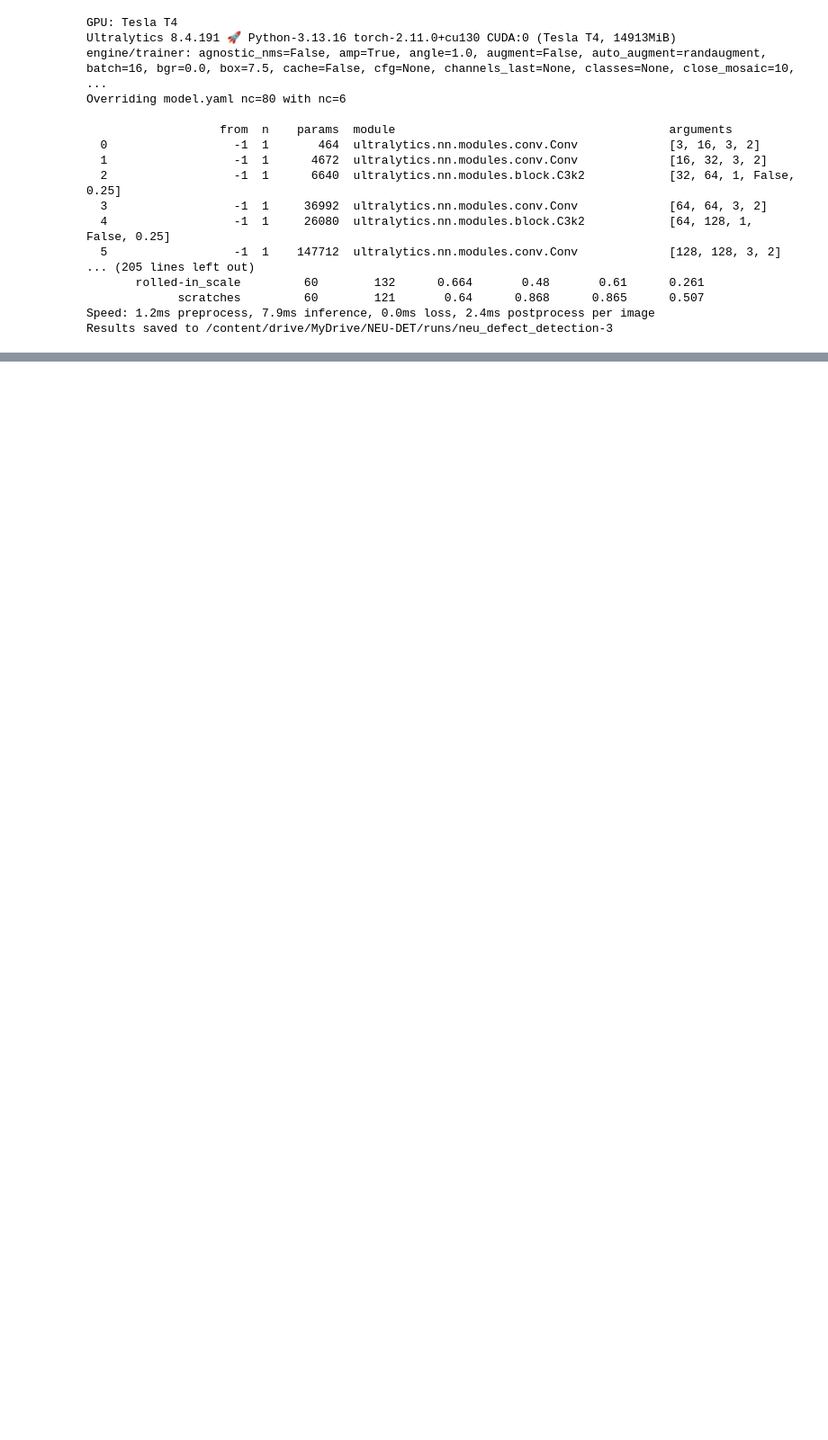
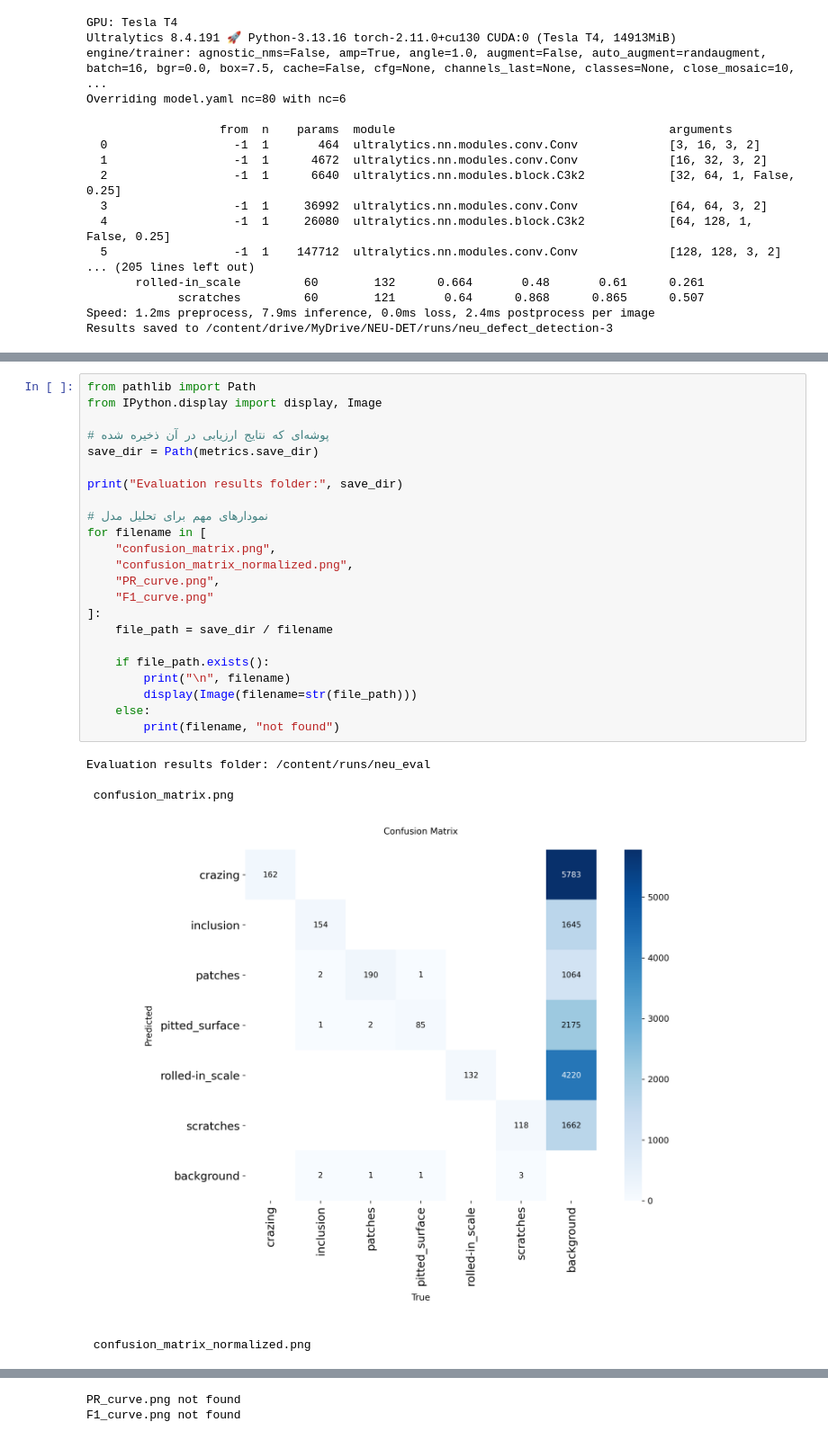
Before and after one commit to iliaglzr/ndustrial_Defect_Detection_-_Anomaly_Inspection, a Jupyter notebook: Industrial_Defect_Detection_&_Anomaly_Inspection.ipynb, the cells around one changed output, grey strips where cells are left out. Shown at 90% size. Cells and saved outputs as stored; diff of their text form; blank space fills up the shorter version.

Commit message:
fit the model in validation and display plot for increase accuracy

```diff
--- a/Industrial_Defect_Detection_&_Anomaly_Inspection.ipynb
+++ b/Industrial_Defect_Detection_&_Anomaly_Inspection.ipynb
@@ -562,0 +641,29 @@ Results saved to /content/drive/MyDrive/NEU-DET/runs/neu_defect_detection-3
+# %%
+from pathlib import Path
+from IPython.display import display, Image
+
+# پوشه‌ای که نتایج ارزیابی در آن ذخیره شده
+save_dir = Path(metrics.save_dir)
+
+print("Evaluation results folder:", save_dir)
+
+# نمودارهای مهم برای تحلیل مدل
+for filename in [
+    "confusion_matrix.png",
+    "confusion_matrix_normalized.png",
+    "PR_curve.png",
+    "F1_curve.png"
+]:
+    file_path = save_dir / filename
+
+    if file_path.exists():
+        print("\n", filename)
+        display(Image(filename=str(file_path)))
+    else:
+        print(filename, "not found")
+# %% [output]
+Evaluation results folder: /content/runs/neu_eval
+
+ confusion_matrix.png
+[figure, added]
+ confusion_matrix_normalized.png
@@ -562,0 +671,2 @@ Results saved to /content/drive/MyDrive/NEU-DET/runs/neu_defect_detection-3
+PR_curve.png not found
+F1_curve.png not found
```
Also changed, not shown: parts of 5 cells of this notebook, 2 other files.
